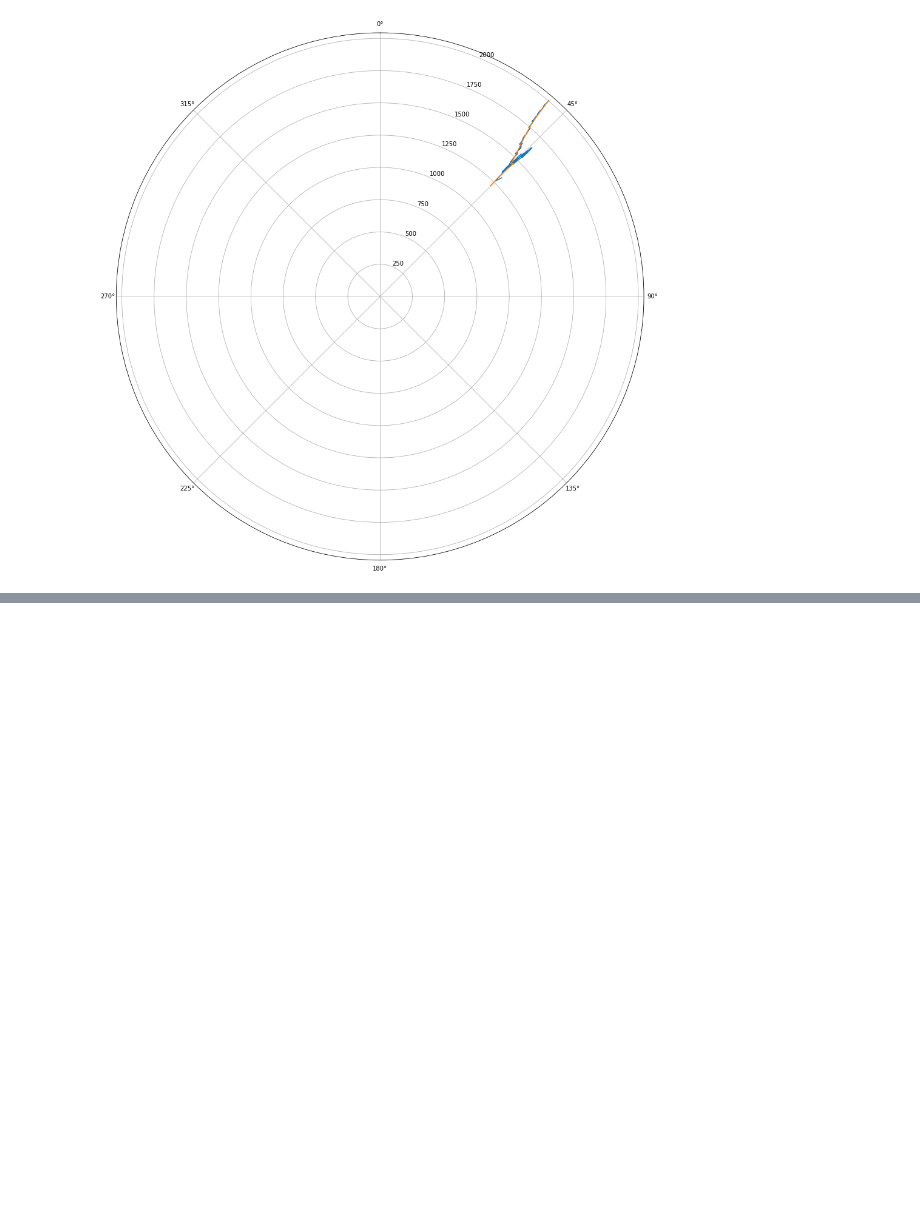
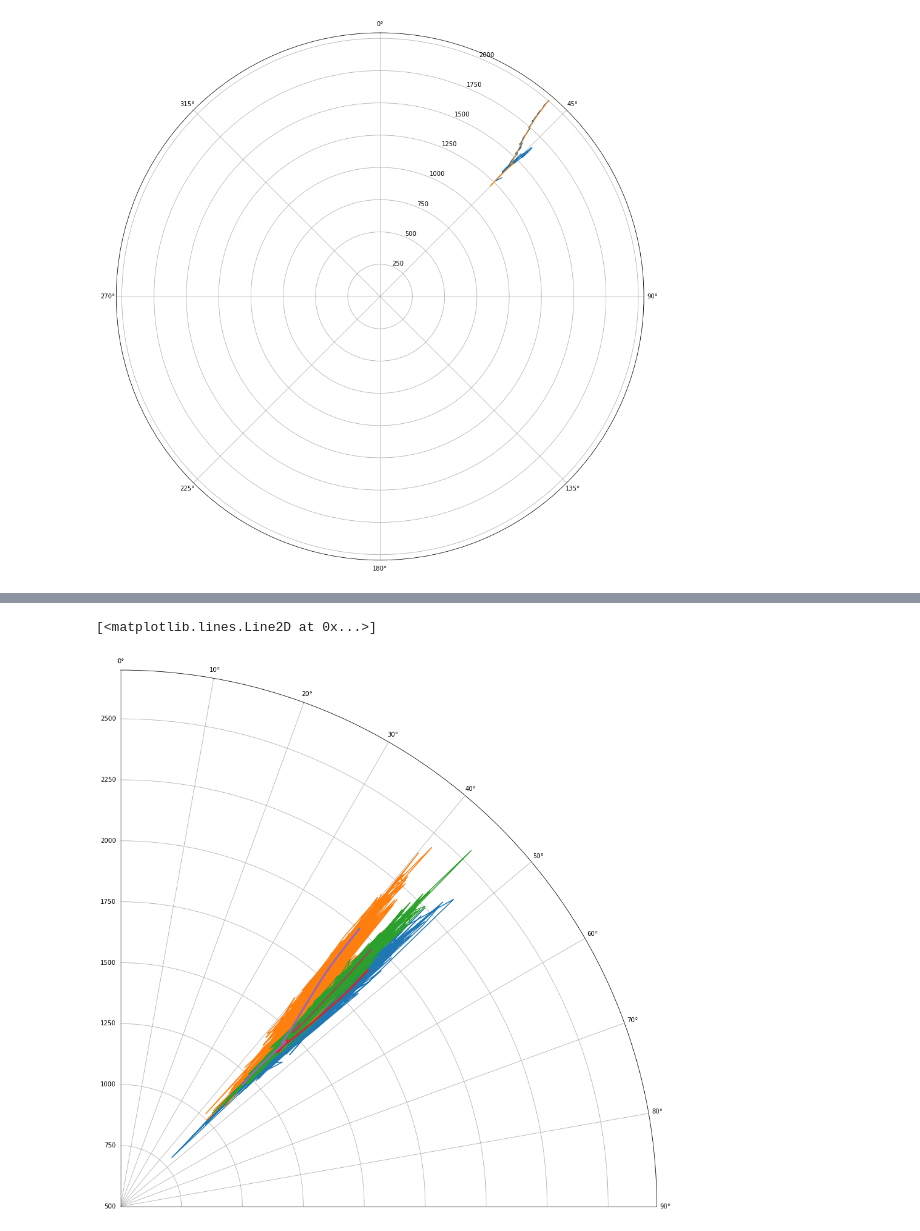
Before and after one commit to aliudvidere/EDP, a Jupyter notebook: EDP/Final project.ipynb, the cells around one changed output, grey strips where cells are left out. Drawn from its saved outputs; the diff is of its cells as text; code cells hidden in the pictures; blank space fills up the shorter version.

```diff
--- a/EDP/Final project.ipynb
+++ b/EDP/Final project.ipynb
@@ -267,0 +254,21 @@ plt.polar(X_smooth[2][1][:, 1], X_smooth[2][1][:, 0])
+# %%
+fig = plt.figure(figsize=(16, 16))
+ax = fig.add_subplot(111, projection='polar')
+ax.set_theta_zero_location("N")
+ax.set_theta_direction(-1)
+
+ax.set_rlim(500,2700)
+ax.set_xlim([0*(np.pi/180),90*(np.pi/180)])
+
+plt.plot(data[0][:, 1], data[0][:, 0])
+
+plt.plot(data[1][:, 1], data[1][:, 0])
+
+plt.polar(data[2][:, 1], data[2][:, 0])
+
+plt.polar(X_smooth[0][1][:, 1], X_smooth[0][1][:, 0],linewidth=3)
+plt.polar(X_smooth[1][1][:, 1], X_smooth[1][1][:, 0],linewidth=3)
+plt.polar(X_smooth[2][1][:, 1], X_smooth[2][1][:, 0],linewidth=3)
+# %% [output]
+[<matplotlib.lines.Line2D at 0x...>]
+[figure, added]
```
Also changed, not shown: parts of 11 cells of this notebook, 11 other files.
